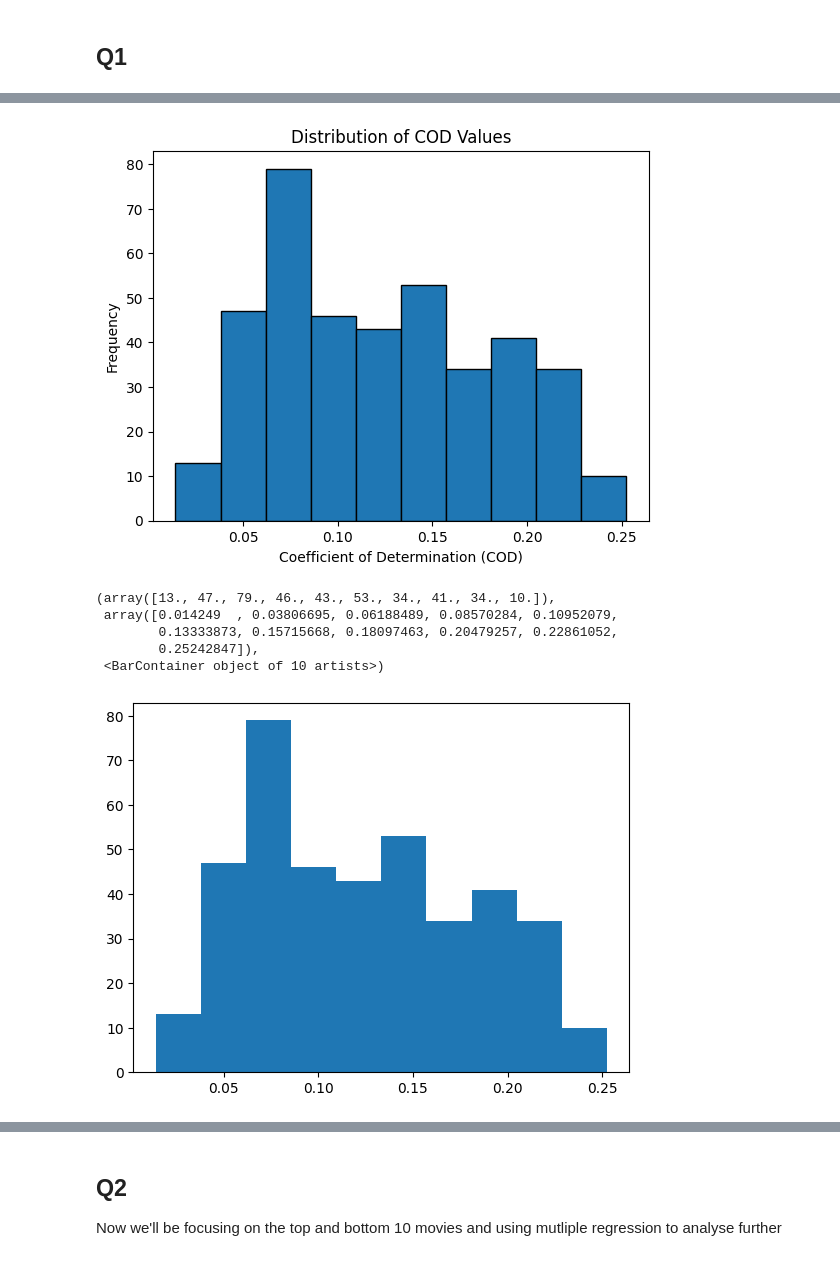
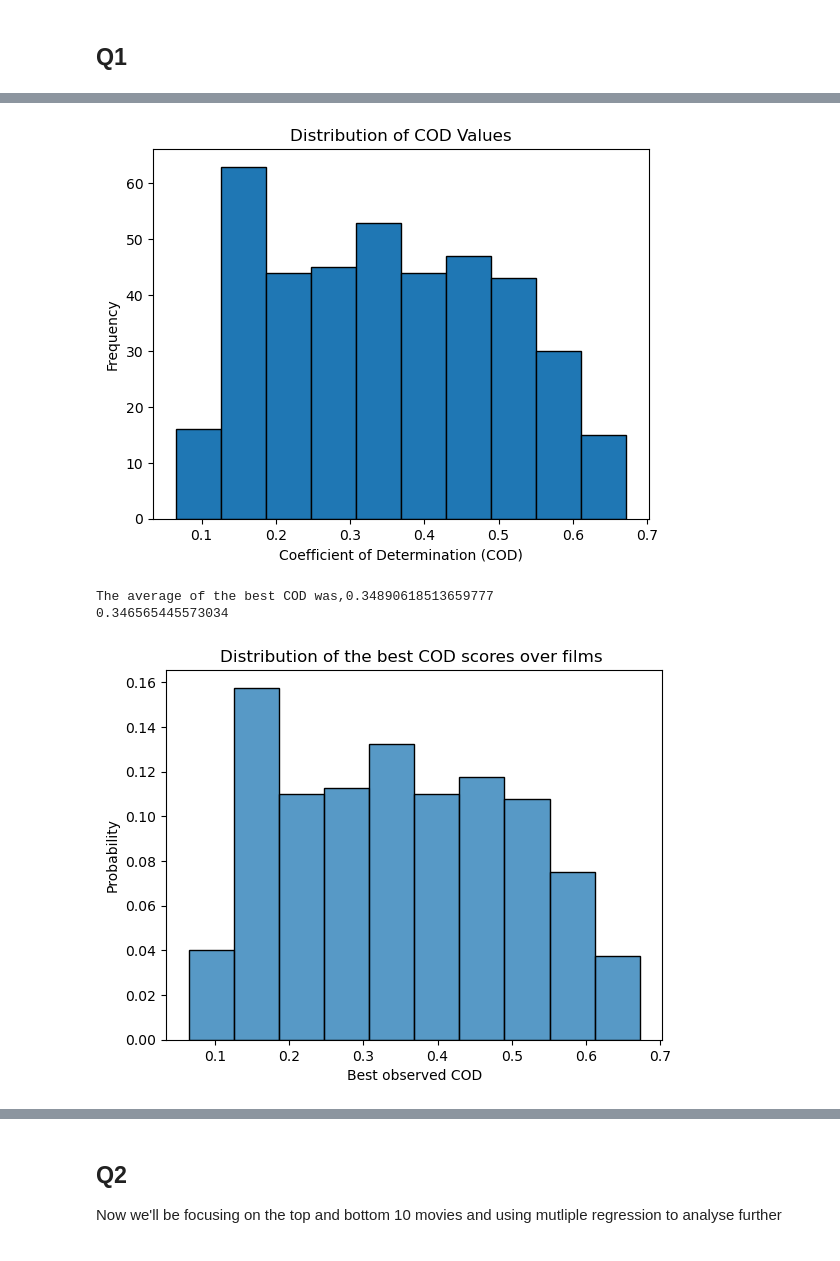
Before and after one commit to csendranshi/DSGA-1001-Project2, a Jupyter notebook: DS_project2.ipynb, the cells around one changed output, grey strips where cells are left out. Cells and saved outputs as stored; diff of their text form; code cells hidden in the pictures.

```diff
--- a/DS_project2.ipynb
+++ b/DS_project2.ipynb
@@ -180,18 +163,19 @@ print(best_predictors_df.sort_values(by='COD').head(10))
 # %%
-plt.hist(cod_values, edgecolor='black')
+plt.hist(np.array(best_predictors_df['COD']), edgecolor='black')
 plt.xlabel('Coefficient of Determination (COD)')
 plt.ylabel('Frequency')
 plt.title('Distribution of COD Values')
 plt.show()
 # %% [output]
-[figure, old version]
+[figure, new version]
 # %%
-plt.hist(cod_values)
+ax=sns.histplot(data=np.array(best_predictors_df['COD']), stat="probability")
+ax.set(xlabel="Best observed COD", title="Distribution of the best COD scores over films ")
+print("The average of the best COD was,{0}".format(np.mean(np.array(best_predictors_df['COD']))))
+
+print(np.median(np.array(best_predictors_df['COD'])))
 # %% [output]
-(array([13., 47., 79., 46., 43., 53., 34., 41., 34., 10.]),
- array([0.014249  , 0.03806695, 0.06188489, 0.08570284, 0.10952079,
-        0.13333873, 0.15715668, 0.18097463, 0.20479257, 0.22861052,
-        0.25242847]),
- <BarContainer object of 10 artists>)
+The average of the best COD was,0.34890618513659777
+0.346565445573034
-[figure, old version]
+[figure, new version]
 # %%
```
Also changed, not shown: parts of 25 cells of this notebook.
